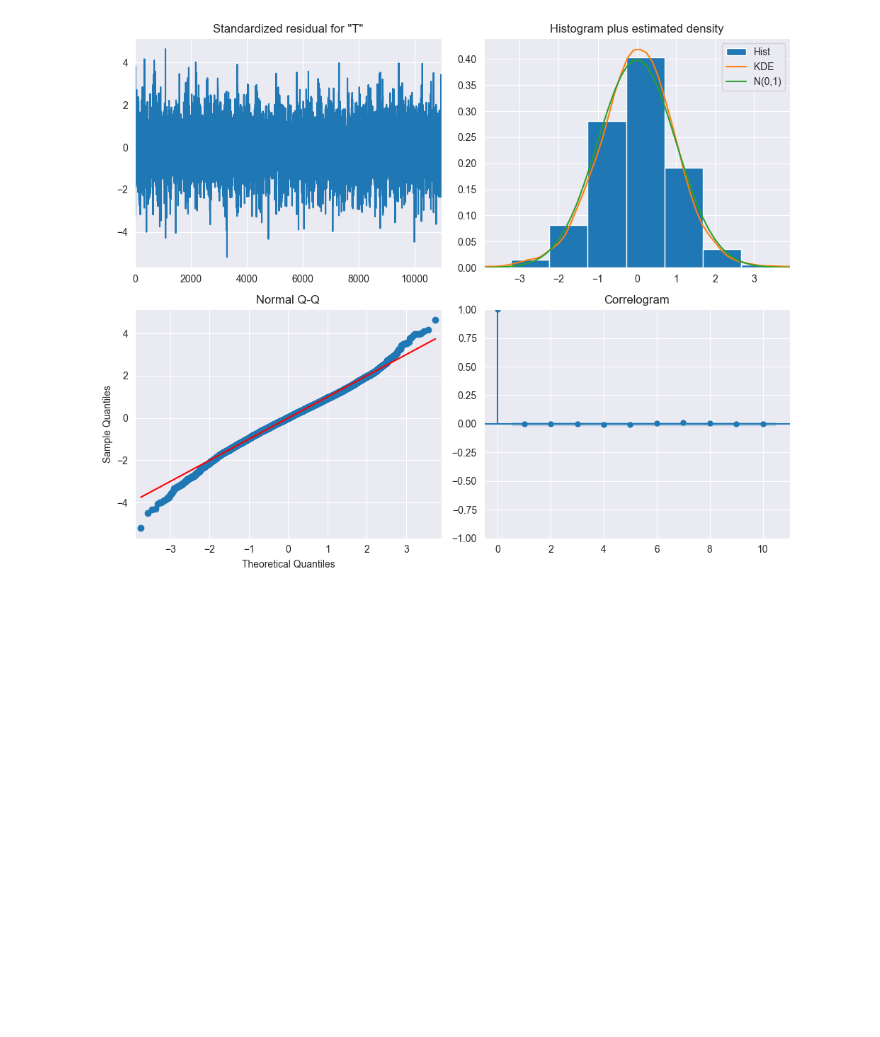
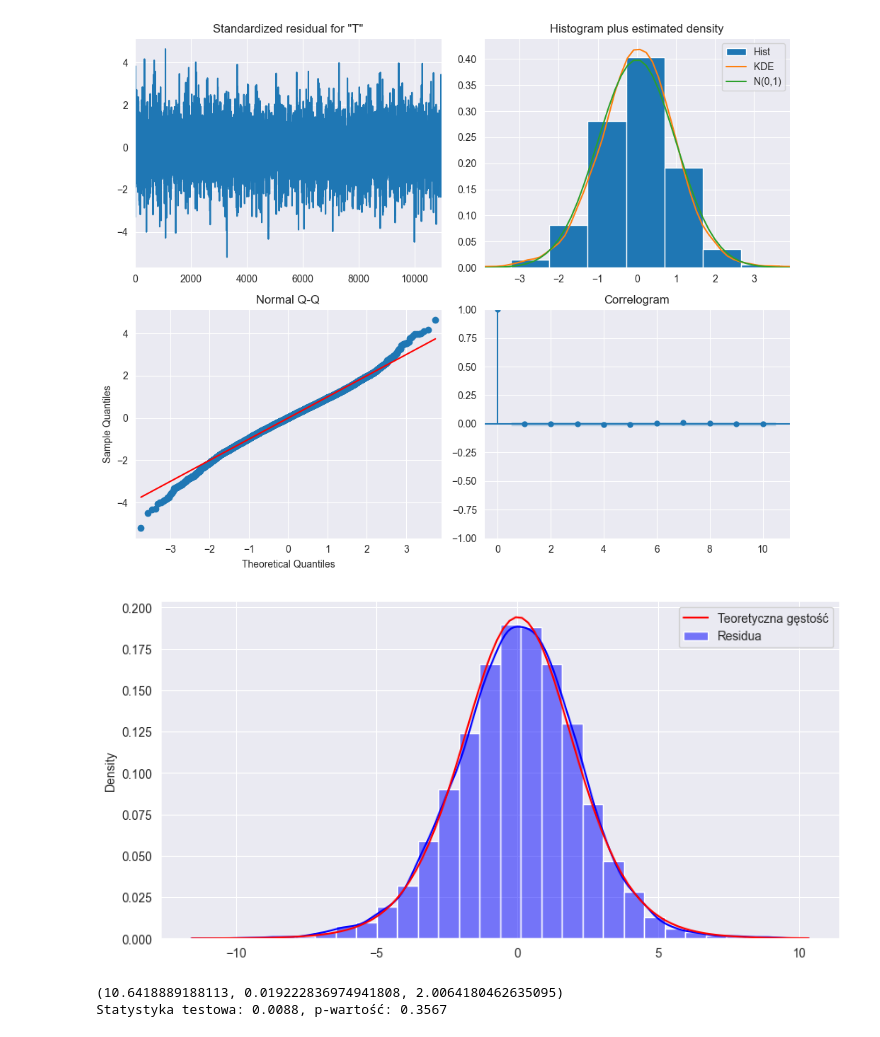
Before and after one commit to prog-zuzanna-sosnowska/Projekt-kaszcz, a Jupyter notebook: src/projekt_ARMA.ipynb, the cells around one changed output. Cells and saved outputs as stored; diff of their text form; code cells hidden in the pictures; blank space fills up the shorter version.

Commit message:
Edycja punktu 5. (analiza residuum)

```diff
--- a/src/projekt_ARMA.ipynb
+++ b/src/projekt_ARMA.ipynb
@@ -538,3 +531,26 @@ plt.show()
 # %% [output]
 [figure]
 [figure]
+# %%
+# Histogram i KDE
+plt.figure(figsize=(10, 5))
+sns.histplot(resid_1, kde=True, bins=30, stat="density", label="Residua", color="blue")
+
+# Dopasowanie rozkładu t-Studenta
+params = stats.t.fit(resid_1)
+x = np.linspace(min(resid_1), max(resid_1), 100)
+pdf_fitted = stats.t.pdf(x, *params)
+
+# Narysowanie teoretycznej gęstości
+plt.plot(x, pdf_fitted, 'r-', label="Teoretyczna gęstość")
+plt.legend()
+plt.show()
+
+df, loc, scale = params
+
+ks_statistic, p_value = stats.kstest(resid_1, 't', args=params)
+print(f"Statystyka testowa: {ks_statistic:.4f}, p-wartość: {p_value:.4f}")
+# %% [output]
+[figure, added]
+(10.6418889188113, 0.019222836974941808, 2.0064180462635095)
+Statystyka testowa: 0.0088, p-wartość: 0.3567
```
Also changed, not shown: parts of 16 cells of this notebook.
